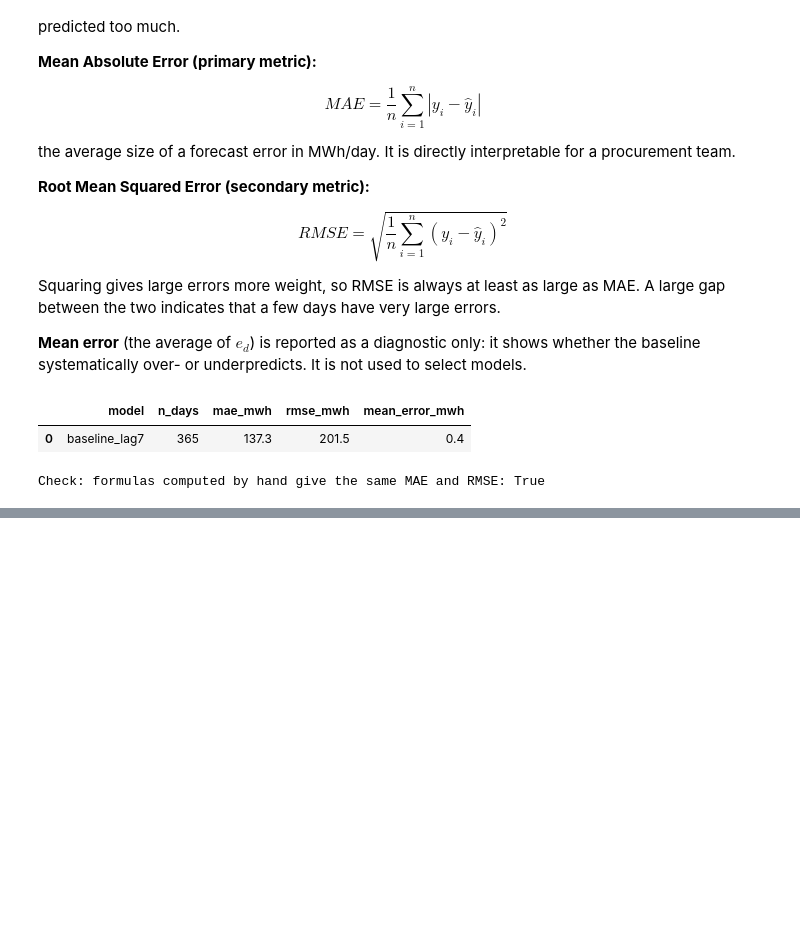
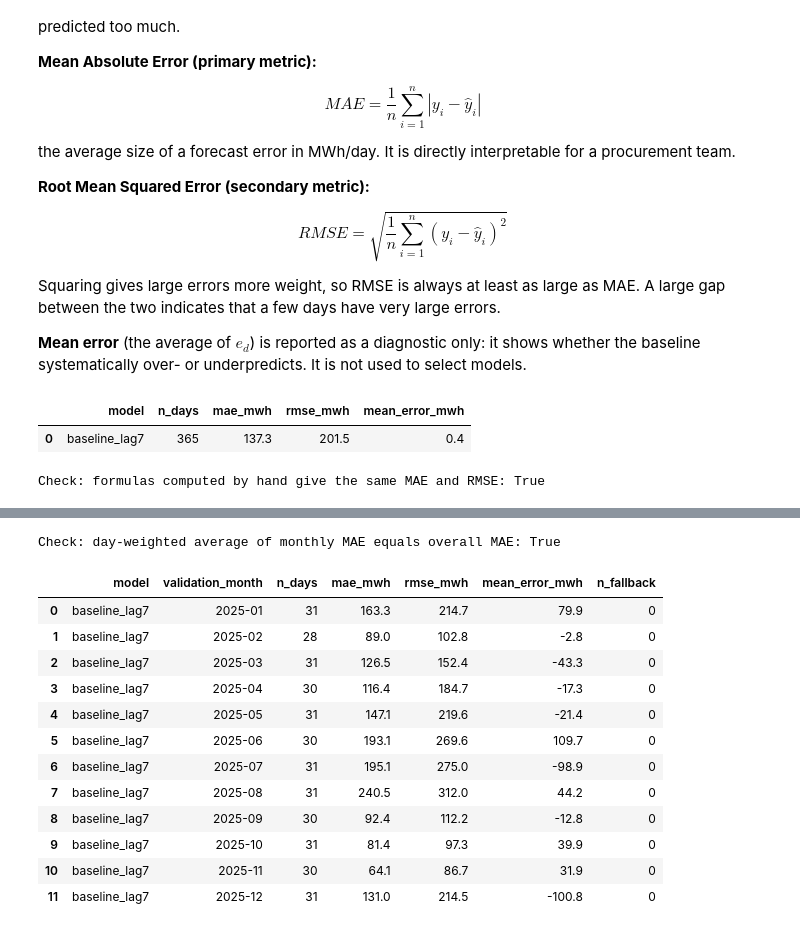
Before and after one commit to LaraMileto/DSF_forecasting_electricity_consumption_Basel, a Jupyter notebook: code/05_baselines.ipynb, the cells around one changed output, grey strips where cells are left out. Cells and saved outputs as stored; diff of their text form; code cells hidden in the pictures; blank space fills up the shorter version.

```diff
--- a/code/05_baselines.ipynb
+++ b/code/05_baselines.ipynb
@@ -352,0 +359,34 @@ Check: formulas computed by hand give the same MAE and RMSE: True
+# %%
+# Monthly baseline performance in 2025 (one row per validation month = fold)
+monthly_rows = []
+for month, group in val.groupby("validation_month"):
+    monthly_rows.append({
+        "model": MODEL_NAME,
+        "validation_month": month,
+        **compute_metrics(group["actual_mwh"], group["predicted_mwh"]),
+        "n_fallback": int((group["baseline_lag_used"] != "lag_7").sum()),
+    })
+baseline_monthly = pd.DataFrame(monthly_rows)
+
+# Checks: 12 months, all 365 days covered, monthly results consistent with the overall MAE
+assert len(baseline_monthly) == 12 and baseline_monthly["n_days"].sum() == len(val)
+weighted_mae = (baseline_monthly["mae_mwh"] * baseline_monthly["n_days"]).sum() / baseline_monthly["n_days"].sum()
+assert np.isclose(weighted_mae, baseline_overall.loc[0, "mae_mwh"])
+print("Check: day-weighted average of monthly MAE equals overall MAE: True")
+
+display(baseline_monthly.round(1))
+# %% [output]
+Check: day-weighted average of monthly MAE equals overall MAE: True
+|  | model | validation_month | n_days | mae_mwh | rmse_mwh | mean_error_mwh | n_fallback |
+| 0 | baseline_lag7 | 2025-01 | 31 | 163.3 | 214.7 | 79.9 | 0 |
+| 1 | baseline_lag7 | 2025-02 | 28 | 89.0 | 102.8 | -2.8 | 0 |
+| 2 | baseline_lag7 | 2025-03 | 31 | 126.5 | 152.4 | -43.3 | 0 |
+| 3 | baseline_lag7 | 2025-04 | 30 | 116.4 | 184.7 | -17.3 | 0 |
+| 4 | baseline_lag7 | 2025-05 | 31 | 147.1 | 219.6 | -21.4 | 0 |
+| 5 | baseline_lag7 | 2025-06 | 30 | 193.1 | 269.6 | 109.7 | 0 |
+| 6 | baseline_lag7 | 2025-07 | 31 | 195.1 | 275.0 | -98.9 | 0 |
+| 7 | baseline_lag7 | 2025-08 | 31 | 240.5 | 312.0 | 44.2 | 0 |
+| 8 | baseline_lag7 | 2025-09 | 30 | 92.4 | 112.2 | -12.8 | 0 |
+| 9 | baseline_lag7 | 2025-10 | 31 | 81.4 | 97.3 | 39.9 | 0 |
+| 10 | baseline_lag7 | 2025-11 | 30 | 64.1 | 86.7 | 31.9 | 0 |
+| 11 | baseline_lag7 | 2025-12 | 31 | 131.0 | 214.5 | -100.8 | 0 |
```
Also changed, not shown: parts of 5 cells of this notebook.
